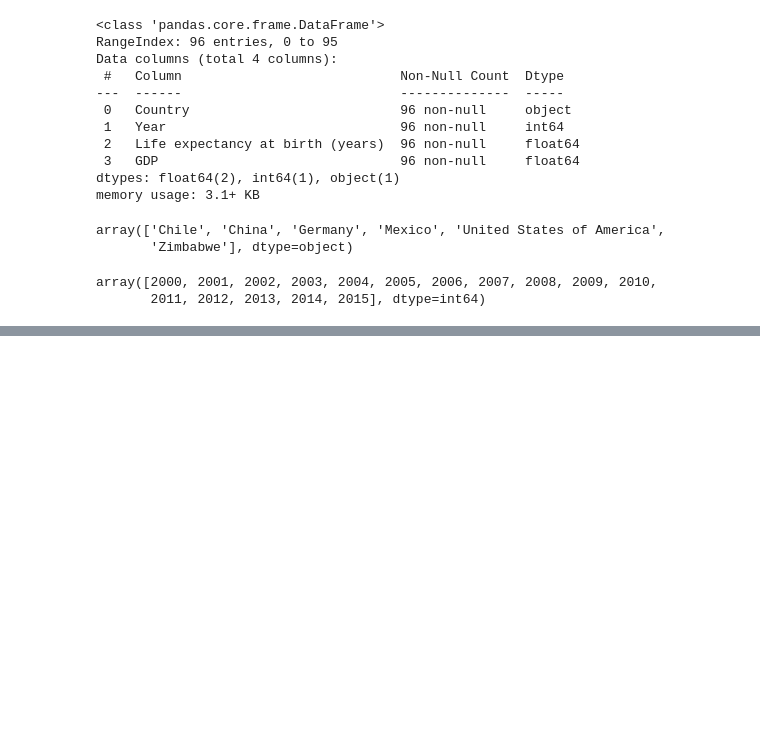
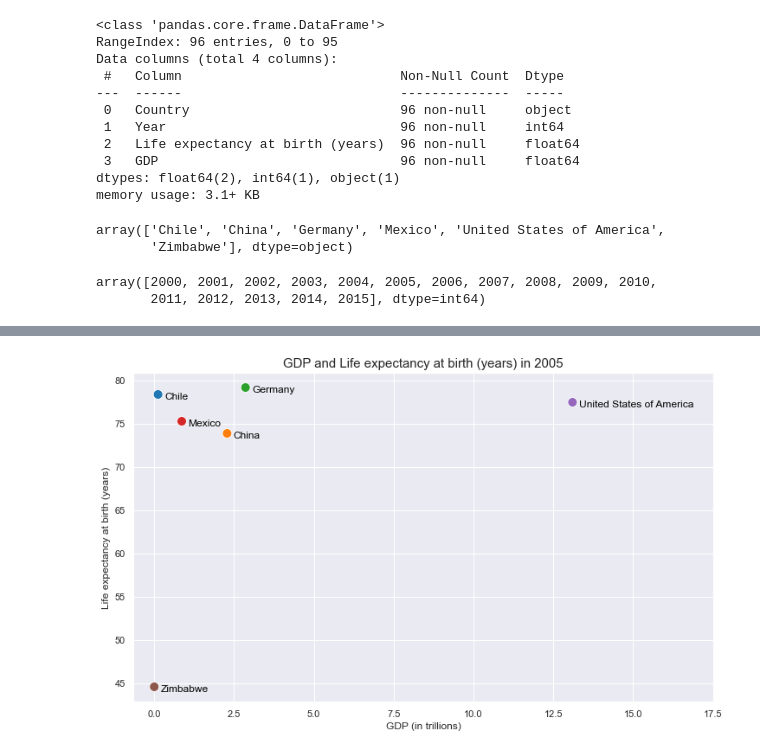
Before and after one commit to lep511/Life-Expectancy-and-GDP, a Jupyter notebook: life_expectancy_gdp.ipynb, the cells around one changed output, grey strips where cells are left out. Drawn from its saved outputs; the diff is of its cells as text; code cells hidden in the pictures; blank space fills up the shorter version.

```diff
--- a/life_expectancy_gdp.ipynb
+++ b/life_expectancy_gdp.ipynb
@@ -51,0 +137,4 @@ array([2000, 2001, 2002, 2003, 2004, 2005, 2006, 2007, 2008, 2009, 2010,
+# %%
+labeled_scatter(df, 2005)
+# %% [output]
+[figure, added]
```
Also changed, not shown: parts of 6 cells of this notebook.
